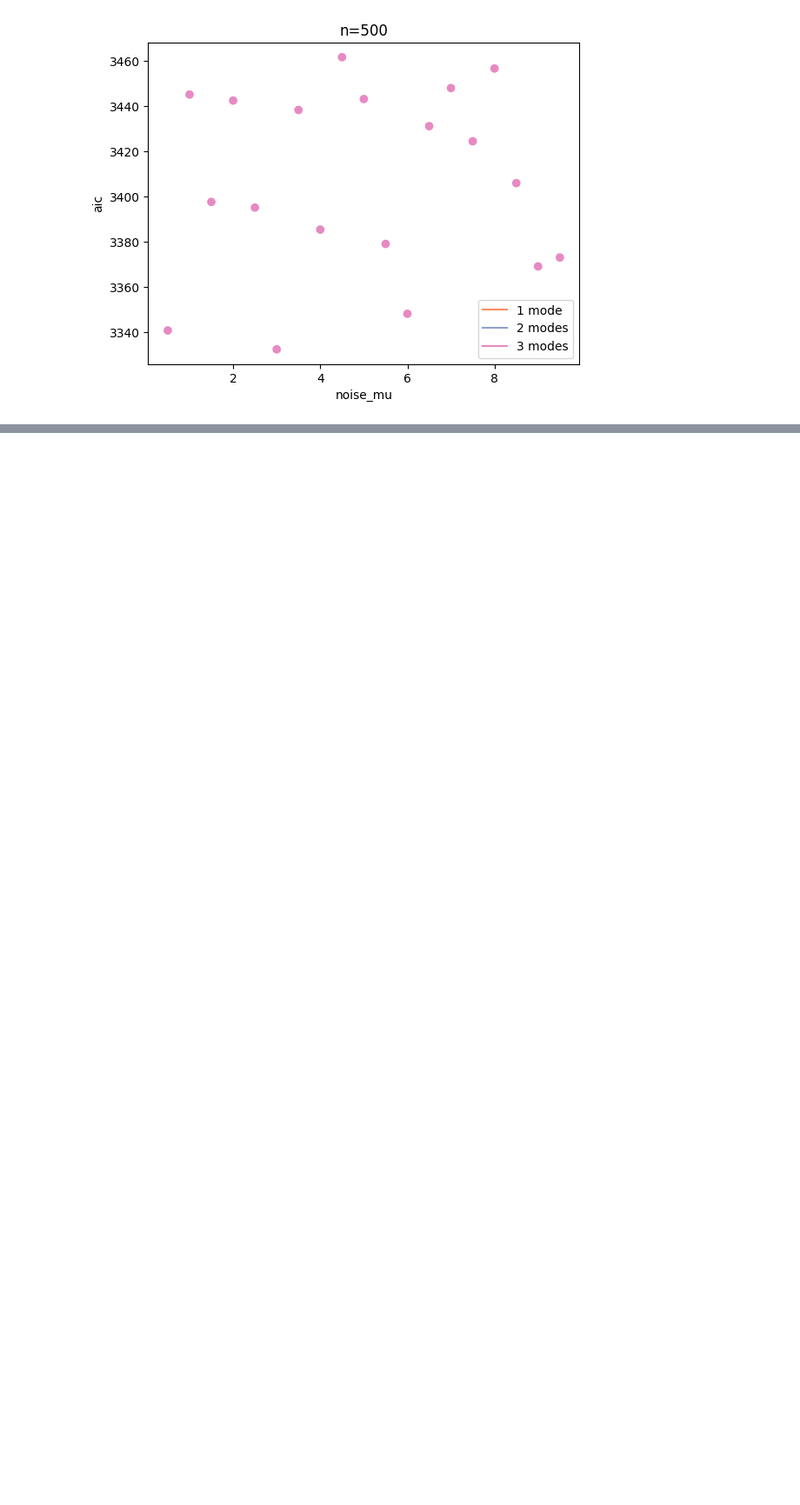
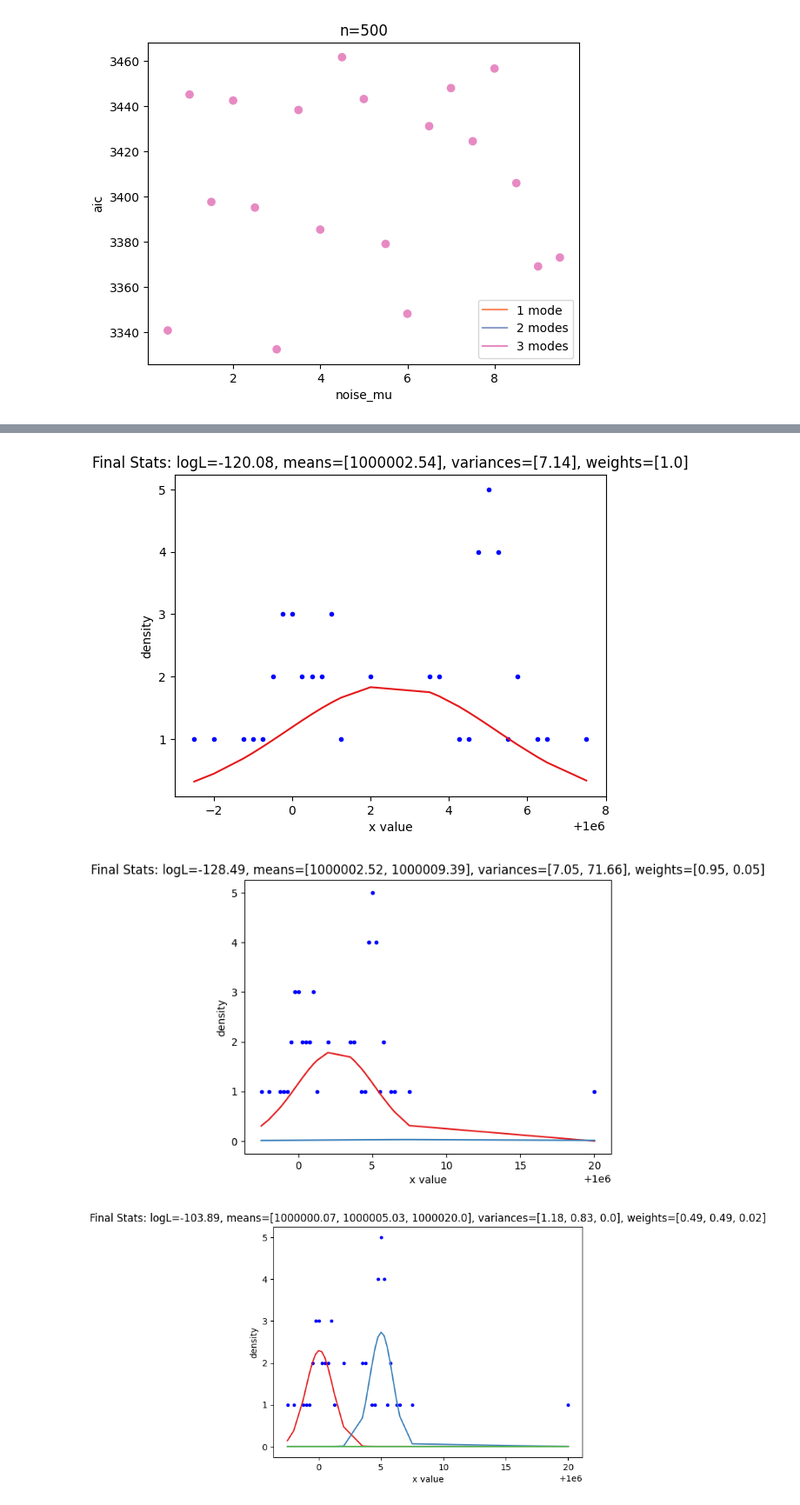
Before and after one commit to vivian-m-li/sv_gmm, a Jupyter notebook: gmm.ipynb, the cells around one changed output, grey strips where cells are left out. Shown at 87% size. Cells and saved outputs as stored; diff of their text form; code cells hidden in the pictures; blank space fills up the shorter version.

```diff
--- a/gmm.ipynb
+++ b/gmm.ipynb
@@ -196,0 +235,8 @@ for n in [50]:
+# %%
+x = generate_data(50, mode_means=mu, mode_variances=vr, weights=p, pr=False).x
+x = np.append(x, mu[1] + 15)
+run_gmm(x, plot=True)
+# %% [output]
+[figure, added]
+[figure, added]
+[figure, added]
```
Also changed, not shown: parts of 7 cells of this notebook, 2 other files.
